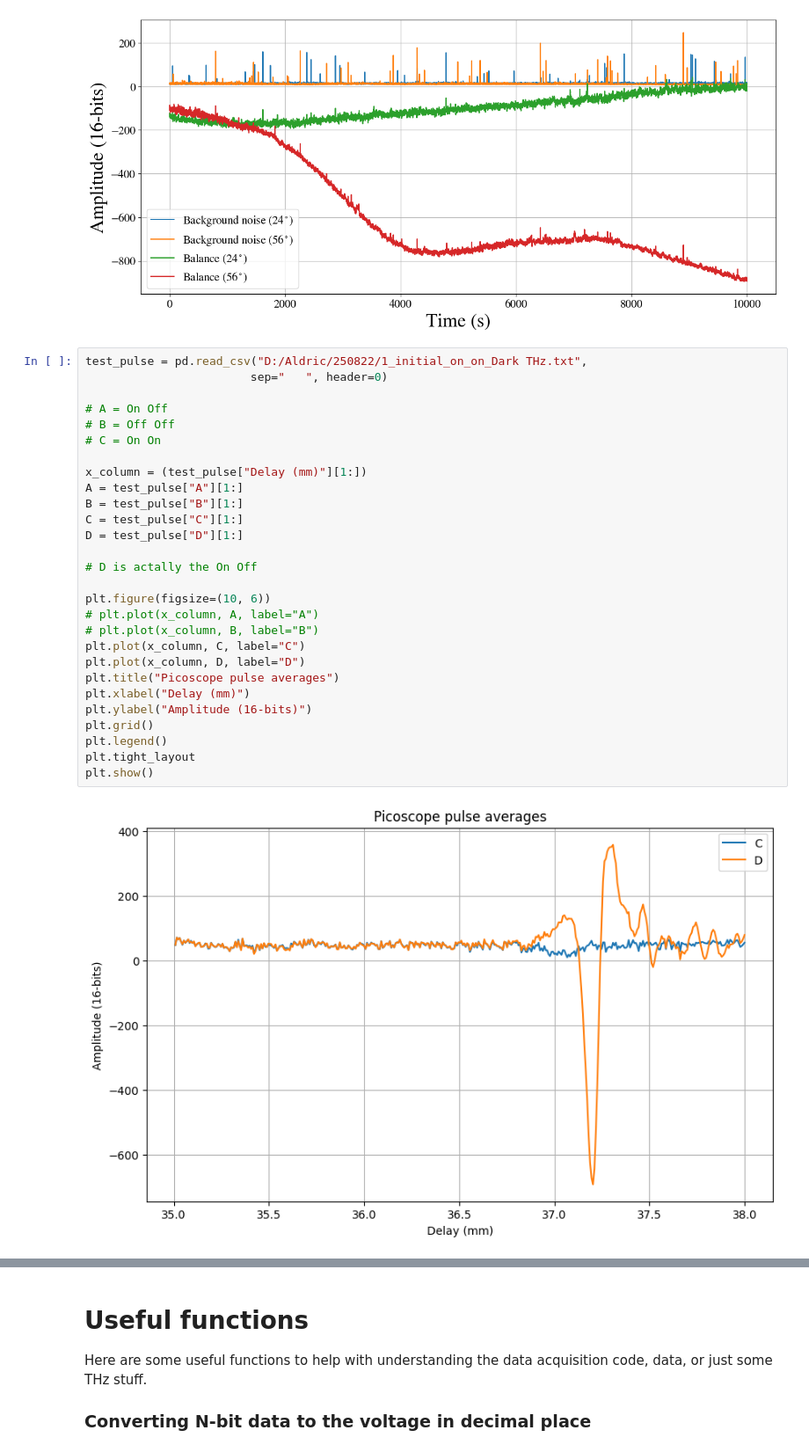
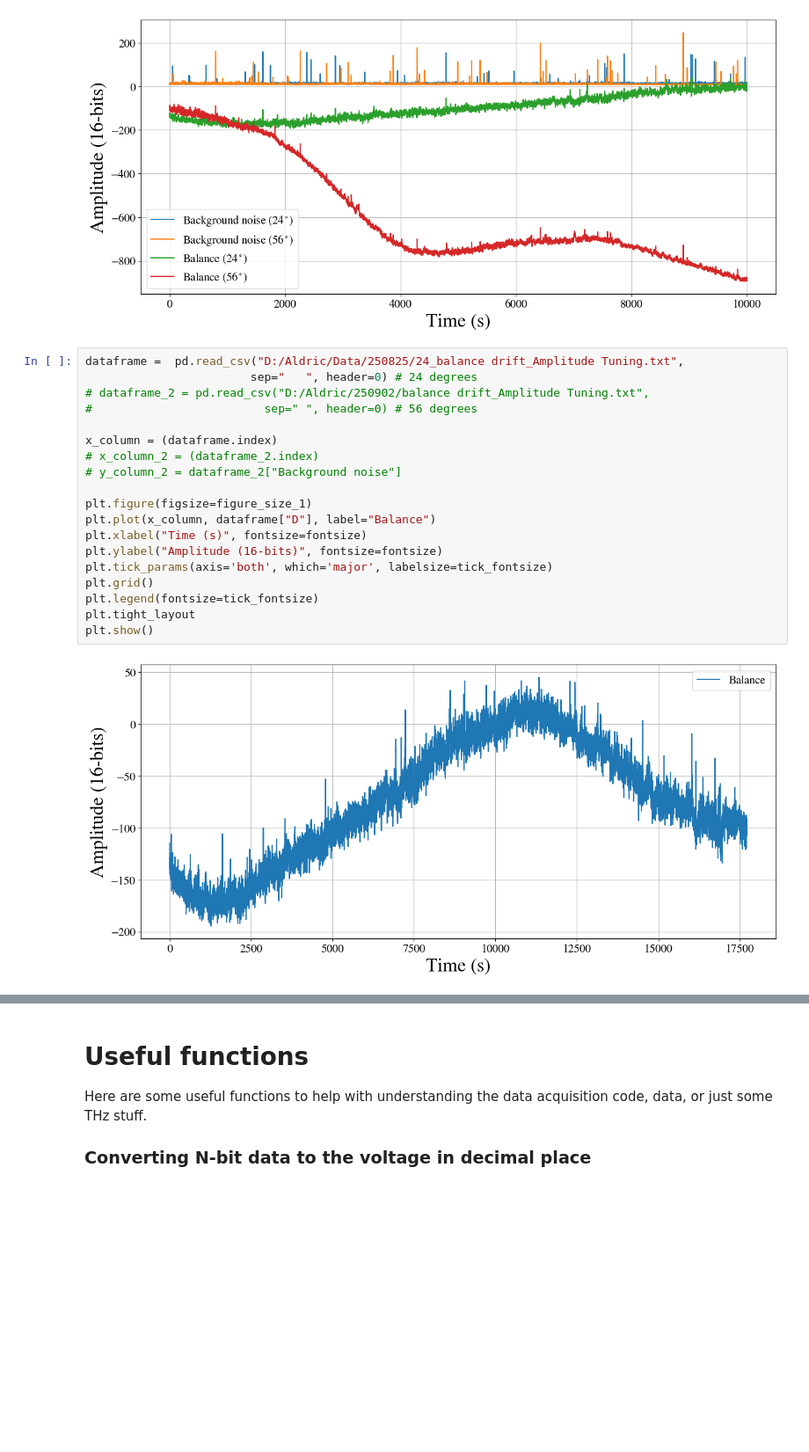
Before and after one commit to AldricGoh/Joyce-THz-Lab, a Jupyter notebook: data analysis/analysis_basic.ipynb, the cells around one changed output, grey strips where cells are left out. Shown at 88% size. Saved outputs shown, nothing was run; the diff lists cells and outputs as text; blank space fills up the shorter version.

```diff
--- a/data analysis/analysis_basic.ipynb
+++ b/data analysis/analysis_basic.ipynb
@@ -460,33 +673,24 @@ plt.tight_layout
 plt.show()
 # %% [output]
 [figure]
-# %%
-test_pulse = pd.read_csv("D:/Aldric/250822/1_initial_on_on_Dark THz.txt",
-                        sep="	", header=0)
-
-# A = On Off
-# B = Off Off
-# C = On On
-
-x_column = (test_pulse["Delay (mm)"][1:])
-A = test_pulse["A"][1:]
-B = test_pulse["B"][1:]
-C = test_pulse["C"][1:]
-D = test_pulse["D"][1:]
-
-# D is actally the On Off
-
-plt.figure(figsize=(10, 6))
-# plt.plot(x_column, A, label="A")
-# plt.plot(x_column, B, label="B")
-plt.plot(x_column, C, label="C")
-plt.plot(x_column, D, label="D")
-plt.title("Picoscope pulse averages")
-plt.xlabel("Delay (mm)")
-plt.ylabel("Amplitude (16-bits)")
-plt.grid()
-plt.legend()
-plt.tight_layout
-plt.show()
-# %% [output]
-[figure, removed]
+# %%
+dataframe =  pd.read_csv("D:/Aldric/Data/250825/24_balance drift_Amplitude Tuning.txt",
+                        sep="	", header=0) # 24 degrees
+# dataframe_2 = pd.read_csv("D:/Aldric/250902/balance drift_Amplitude Tuning.txt",
+#                         sep="	", header=0) # 56 degrees
+
+x_column = (dataframe.index)
+# x_column_2 = (dataframe_2.index)
+# y_column_2 = dataframe_2["Background noise"]
+
+plt.figure(figsize=figure_size_1)
+plt.plot(x_column, dataframe["D"], label="Balance")
+plt.xlabel("Time (s)", fontsize=fontsize)
+plt.ylabel("Amplitude (16-bits)", fontsize=fontsize)
+plt.tick_params(axis='both', which='major', labelsize=tick_fontsize)
+plt.grid()
+plt.legend(fontsize=tick_fontsize)
+plt.tight_layout
+plt.show()
+# %% [output]
+[figure, added]
```
Also changed, not shown: parts of 22 cells of this notebook, 26 other files.
